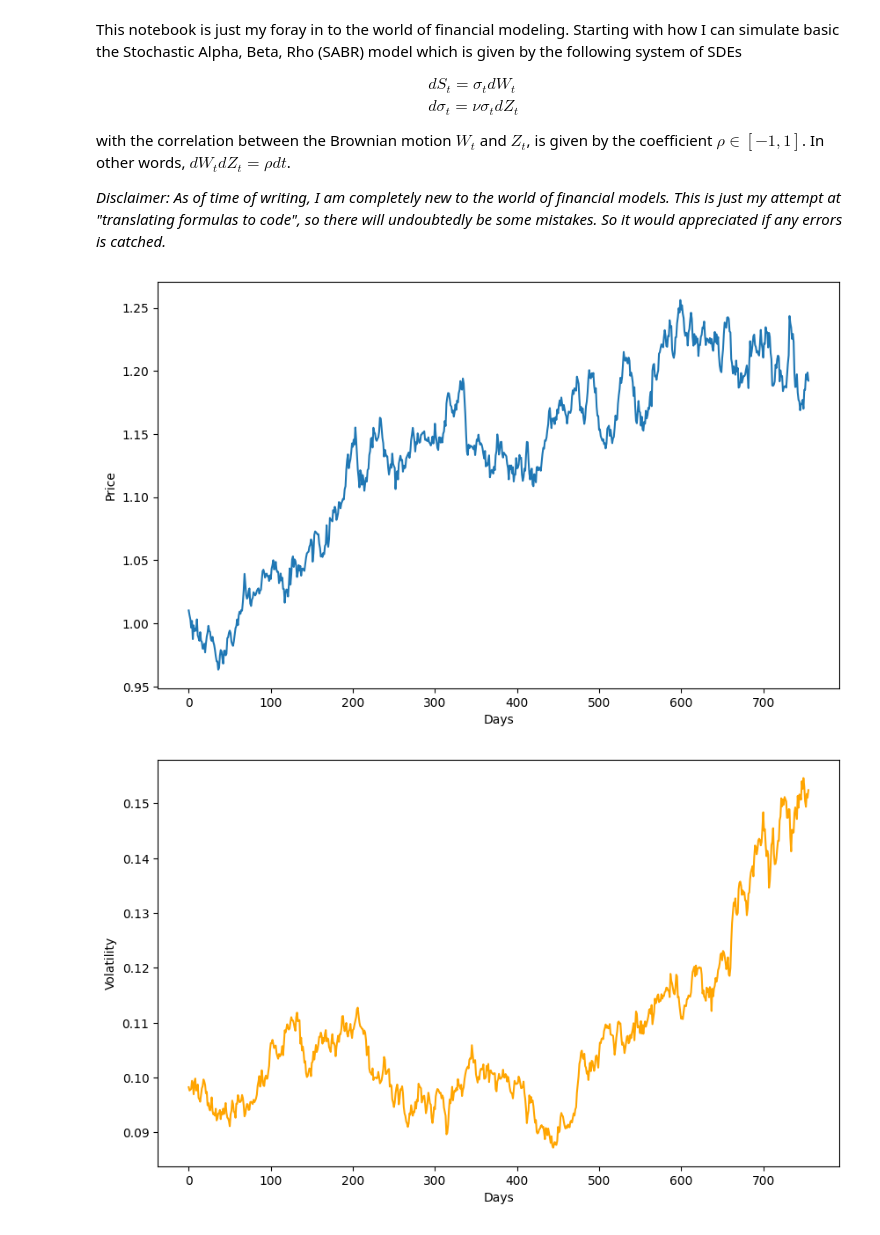
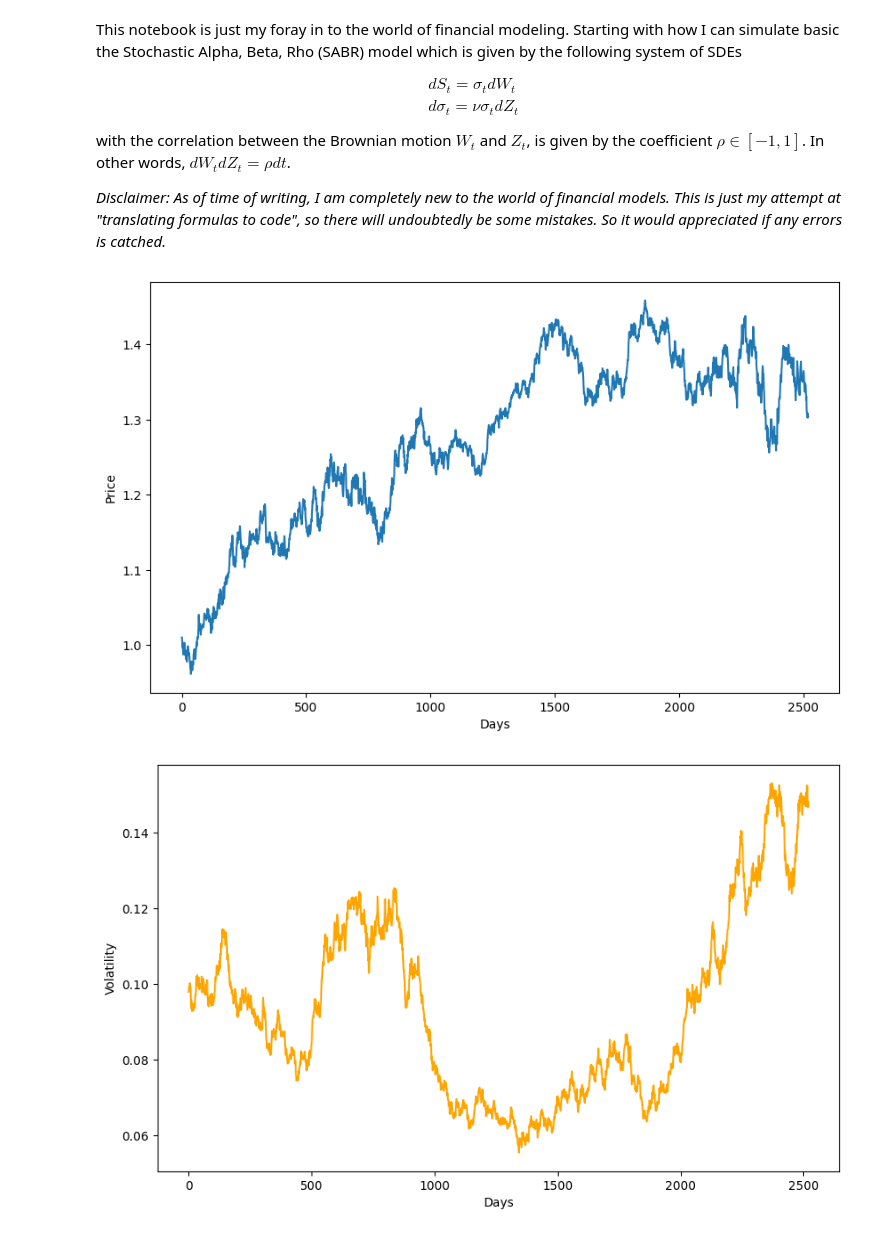
Before and after one commit to lamtnguyen989/Numerical-codes, a Jupyter notebook: Financial models/SABR.ipynb, the cells around one changed output. Cells and saved outputs as stored; diff of their text form; code cells hidden in the pictures.

Commit message:
Cleaning code for the model

```diff
--- a/Financial models/SABR.ipynb
+++ b/Financial models/SABR.ipynb
@@ -25,7 +25,7 @@ class SABR(object):
         self.nu = nu                                            # nu
         self.dt = 1/252                                         # Time steps (trading day)
 
-    # Simulating function which also prints out graph of price returns and volatility
+    # Function to simulate
     def simulate(self, seed=None):
         # Set seed if provided
         if seed != None:
@@ -39,20 +39,23 @@ class SABR(object):
             self.sigma[t] = self.sigma[t-1] + self.nu*self.sigma[t-1]*Zt[t-1]
         self.sigma = self.sigma[1:]
         self.S = self.S[1:]
-        # Plotting
-        plt.figure(figsize=(10,6))
-        plt.plot(self.S)
-        plt.xlabel("Days")
-        plt.ylabel("Price")
-        plt.show()
-        plt.figure(figsize=(10,6))
-        plt.plot(self.sigma, color = "orange")
-        plt.xlabel("Days")
-        plt.ylabel("Volatility")
-        plt.show()
-# %%
-model = SABR(S_0=1, sigma_0=0.1, rho=-0.3, nu=0.2, T=3)
-model.simulate(seed=1)
-# %% [output]
-[figure, removed]
-[figure, removed]
+# %%
+# Initializing model
+model = SABR(S_0=1, sigma_0=0.1, rho=-0.3, nu=0.2, T=10)
+model.simulate(seed=1)
+
+# Plotting
+plt.figure(figsize=(10,6))
+plt.plot(model.S)
+plt.xlabel("Days")
+plt.ylabel("Price")
+plt.show()
+
+plt.figure(figsize=(10,6))
+plt.plot(model.sigma, color = "orange")
+plt.xlabel("Days")
+plt.ylabel("Volatility")
+plt.show()
+# %% [output]
+[figure, added]
+[figure, added]
```
